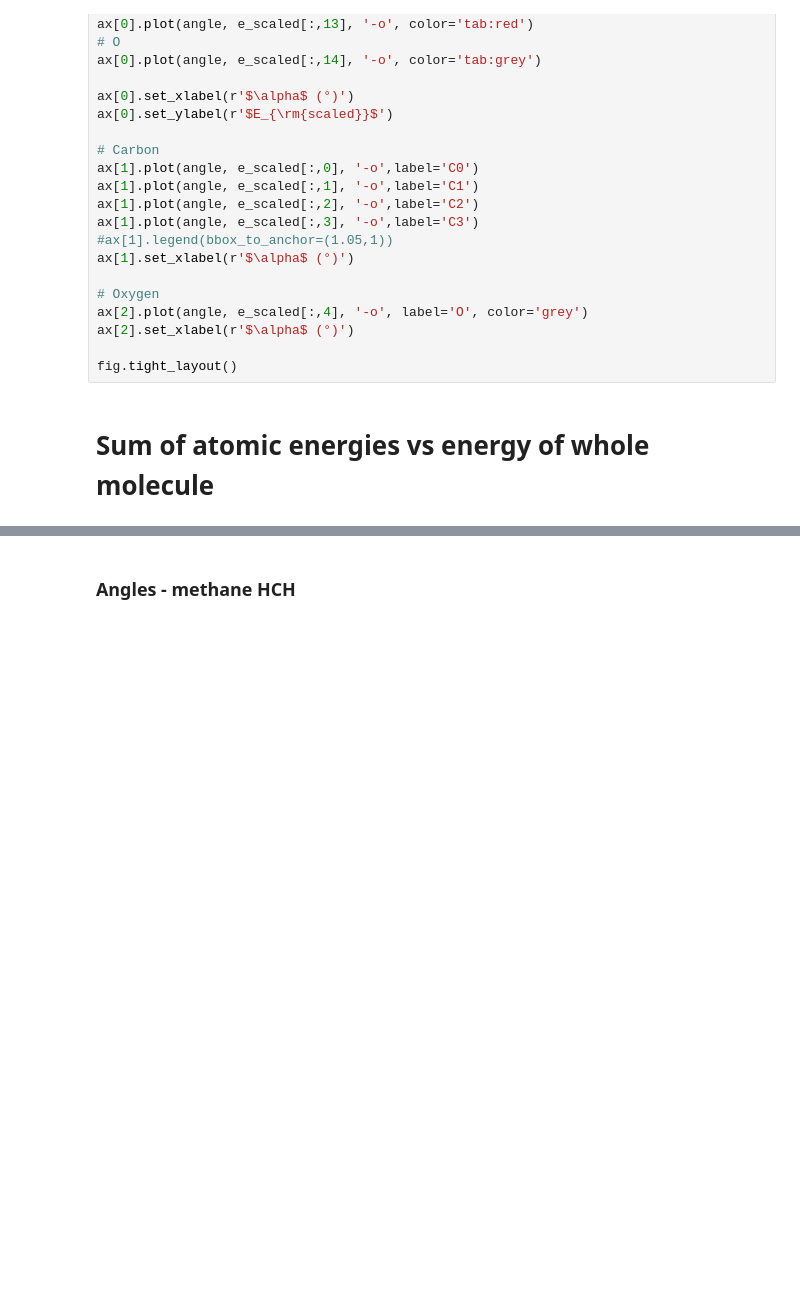
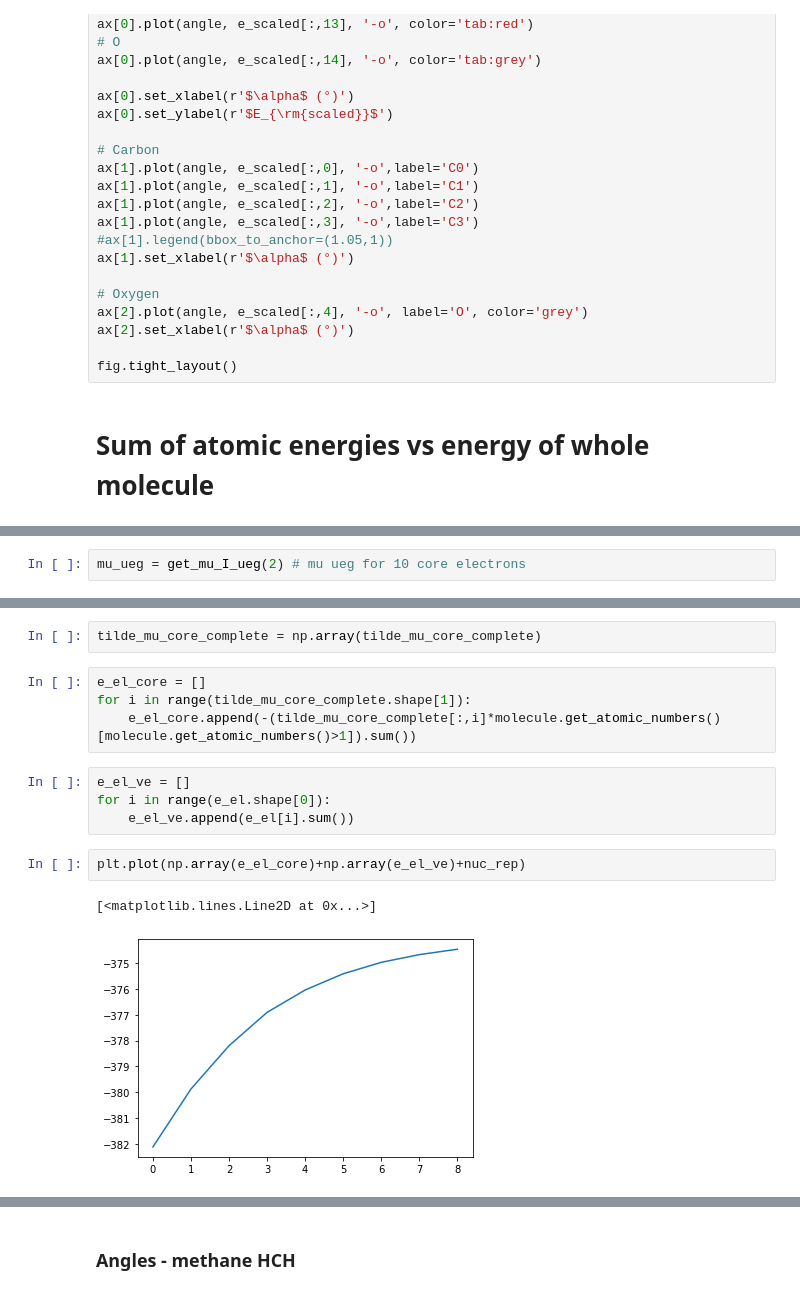
Before and after one commit to ferchault/APDFT, a Jupyter notebook: prototyping/atomic_energies/analysis/geometry/analyse_energies.ipynb, the cells around one changed output, grey strips where cells are left out. Saved outputs shown, nothing was run; the diff lists cells and outputs as text; blank space fills up the shorter version.

Commit message:
core density #321

```diff
--- a/prototyping/atomic_energies/analysis/geometry/analyse_energies.ipynb
+++ b/prototyping/atomic_energies/analysis/geometry/analyse_energies.ipynb
@@ -903,0 +911,2 @@ nuc_rep = np.array(nuc_rep)
+# %%
+mu_ueg = get_mu_I_ueg(2) # mu ueg for 10 core electrons
@@ -903,0 +957,15 @@ nuc_rep = np.array(nuc_rep)
+# %%
+tilde_mu_core_complete = np.array(tilde_mu_core_complete)
+# %%
+e_el_core = []
+for i in range(tilde_mu_core_complete.shape[1]):
+    e_el_core.append(-(tilde_mu_core_complete[:,i]*molecule.get_atomic_numbers()[molecule.get_atomic_numbers()>1]).sum())
+# %%
+e_el_ve = []
+for i in range(e_el.shape[0]):
+    e_el_ve.append(e_el[i].sum())
+# %%
+plt.plot(np.array(e_el_core)+np.array(e_el_ve)+nuc_rep)
+# %% [output]
+[<matplotlib.lines.Line2D at 0x...>]
+[figure, added]
```
Also changed, not shown: parts of 33 cells of this notebook.
